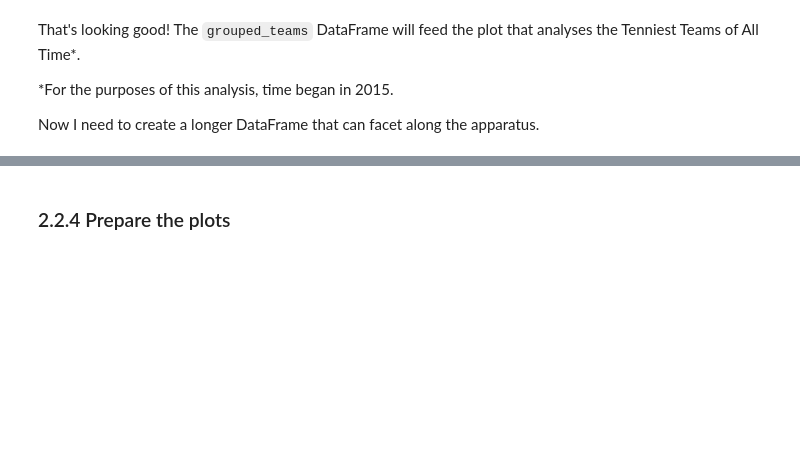
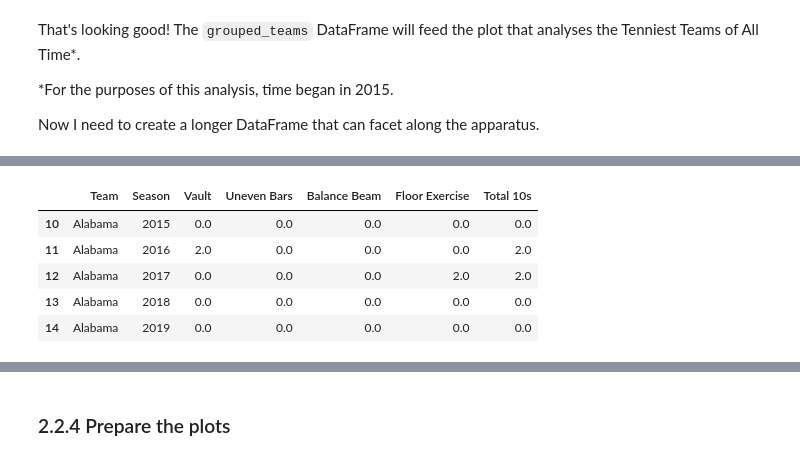
Before and after one commit to LSE-ME204/me204-2024-project-jesatuts2, a Jupyter notebook: notebooks/NB03-EDA-and-Dataviz.ipynb, the cells around one changed output, grey strips where cells are left out. Saved outputs shown, nothing was run; the diff lists cells and outputs as text; code cells hidden in the pictures; blank space fills up the shorter version.

```diff
--- a/notebooks/NB03-EDA-and-Dataviz.ipynb
+++ b/notebooks/NB03-EDA-and-Dataviz.ipynb
@@ -392,0 +420,16 @@ tenniest_teams_per_apparatus.head()
+# %%
+# Remove the teams that have never received a 10 (these have already been filtered out in the grouped_df)
+teams = grouped_teams_df['Team'].tolist()
+
+# Delete entries if Team is in teams
+tenniest_teams_over_time = tenniest_teams_over_time[tenniest_teams_over_time['Team'].isin(teams)]
+
+# Preview the df
+tenniest_teams_over_time.head()
+# %% [output]
+|  | Team | Season | Vault | Uneven Bars | Balance Beam | Floor Exercise | Total 10s |
+| 10 | Alabama | 2015 | 0.0 | 0.0 | 0.0 | 0.0 | 0.0 |
+| 11 | Alabama | 2016 | 2.0 | 0.0 | 0.0 | 0.0 | 2.0 |
+| 12 | Alabama | 2017 | 0.0 | 0.0 | 0.0 | 2.0 | 2.0 |
+| 13 | Alabama | 2018 | 0.0 | 0.0 | 0.0 | 0.0 | 0.0 |
+| 14 | Alabama | 2019 | 0.0 | 0.0 | 0.0 | 0.0 | 0.0 |
```
Also changed, not shown: parts of 12 cells of this notebook, 4 other files.
